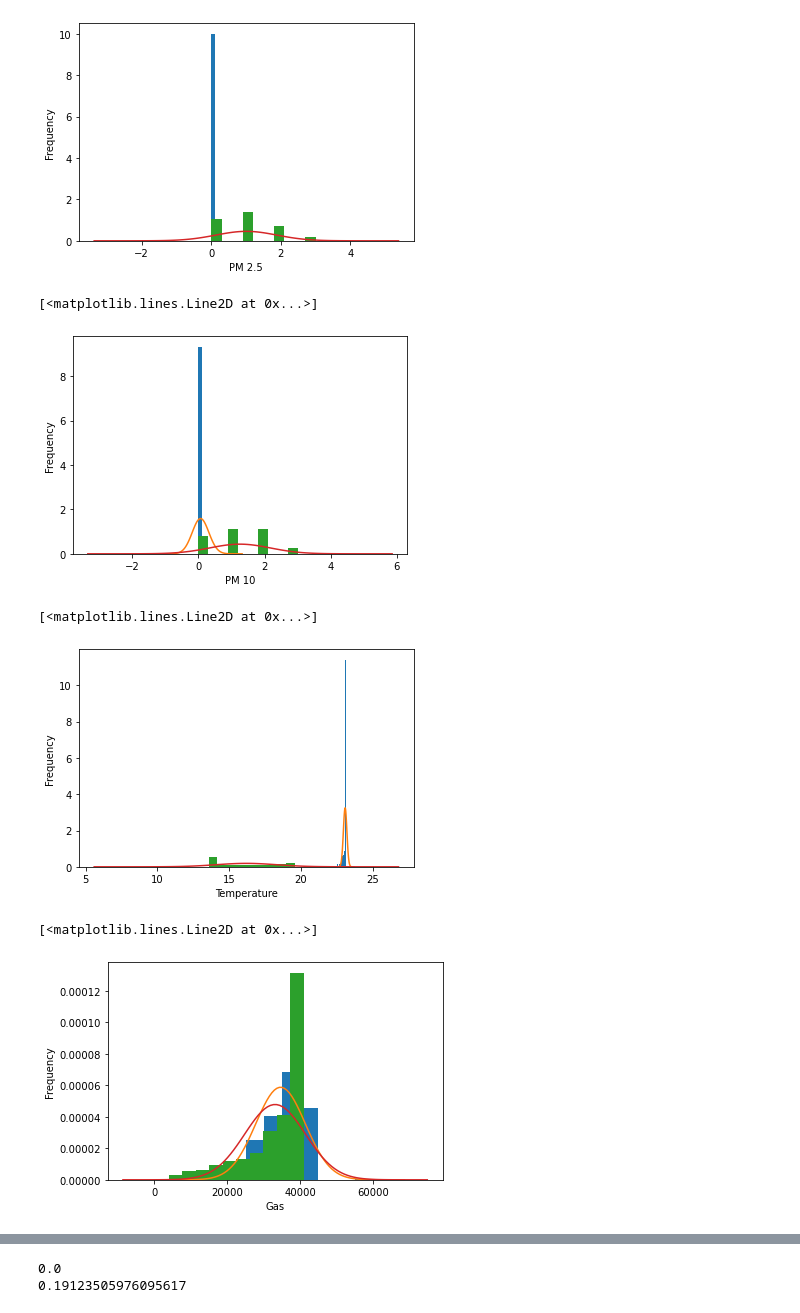
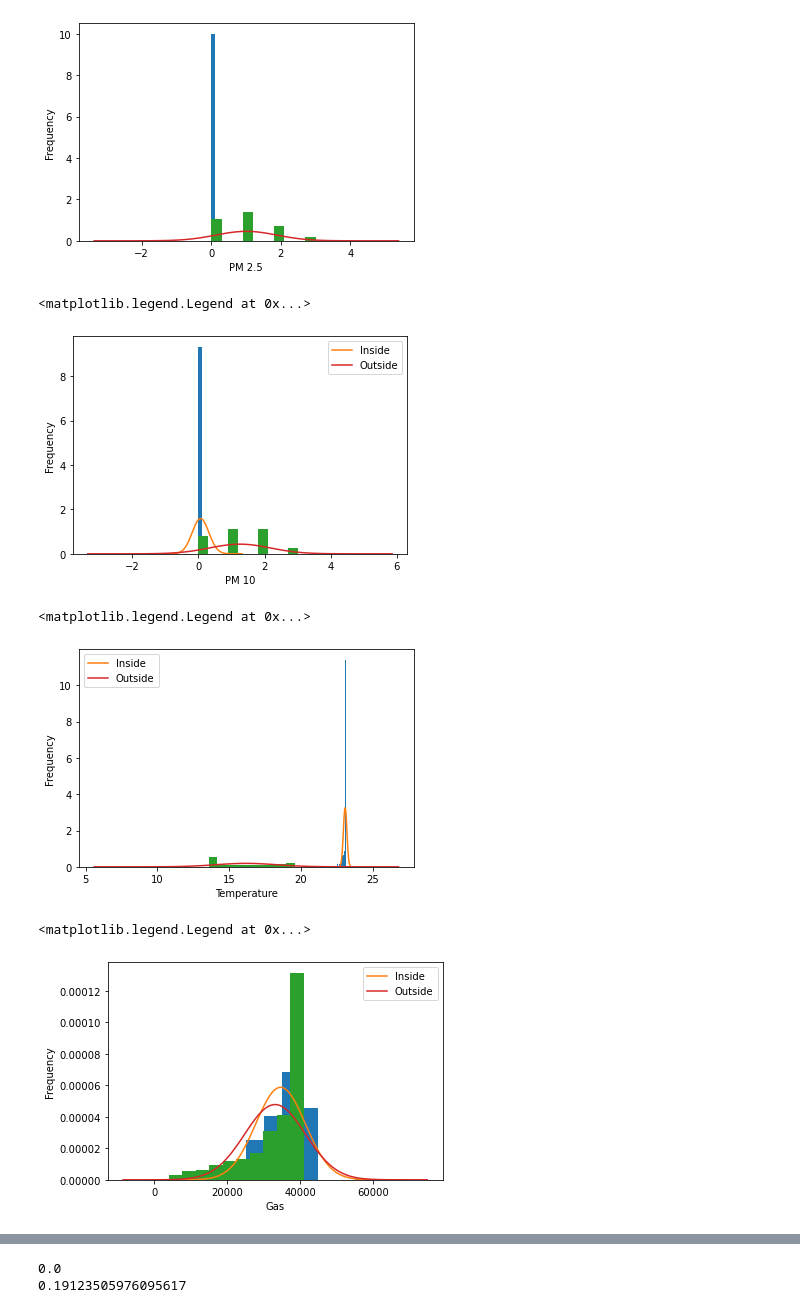
Before and after one commit to guchar/E11-ZhongGuo, a Jupyter notebook: Week 6 Lab Readings .ipynb, the cells around one changed output, grey strips where cells are left out. Cells and saved outputs as stored; diff of their text form; code cells hidden in the pictures.

```diff
--- a/Week 6 Lab Readings .ipynb
+++ b/Week 6 Lab Readings .ipynb
@@ -295,42 +301,45 @@ plt.plot(mid_x2, mid_y2, label="P(x)")
 # %%
 plt.hist(df['PM 10'], density = True)
 plt.xlabel("PM 10")
 plt.ylabel("Frequency")
-plt.plot(ten_x, ten_y, label="P(x)")
+plt.plot(ten_x, ten_y, label="Inside")
 
 plt.hist(df2['PM 10'], density = True)
 plt.xlabel("PM 10")
 plt.ylabel("Frequency")
-plt.plot(ten_x2, ten_y2, label="P(x)")
+plt.plot(ten_x2, ten_y2, label="Outside")
+plt.legend()
 # %% [output]
-[<matplotlib.lines.Line2D at 0x...>]
+<matplotlib.legend.Legend at 0x...>
-[figure, old version]
+[figure, new version]
 # %%
 plt.hist(df['Temperature'], density = True)
 plt.xlabel("Temperature")
 plt.ylabel("Frequency")
-plt.plot(temp_x, temp_y, label="P(x)")
+plt.plot(temp_x, temp_y, label="Inside")
 
 plt.hist(df2['Temperature'], density = True)
 plt.xlabel("Temperature")
 plt.ylabel("Frequency")
-plt.plot(temp_x2, temp_y2, label="P(x)")
+plt.plot(temp_x2, temp_y2, label="Outside")
+plt.legend()
 # %% [output]
-[<matplotlib.lines.Line2D at 0x...>]
+<matplotlib.legend.Legend at 0x...>
-[figure, old version]
+[figure, new version]
 # %%
 plt.hist(df['Gas'], density = True)
 plt.xlabel("Gas")
 plt.ylabel("Frequency")
-plt.plot(gas_x, gas_y, label="P(x)")
+plt.plot(gas_x, gas_y, label="Inside")
 
 plt.hist(df2['Gas'], density = True)
 plt.xlabel("Gas")
 plt.ylabel("Frequency")
-plt.plot(gas_x2, gas_y2, label="P(x)")
+plt.plot(gas_x2, gas_y2, label="Outside")
+plt.legend()
 # %% [output]
-[<matplotlib.lines.Line2D at 0x...>]
+<matplotlib.legend.Legend at 0x...>
-[figure, old version]
+[figure, new version]
 # %%
 plt.hist(df['Humidity'], density = True)
 plt.xlabel("Humidity")
```
Also changed, not shown: parts of 32 cells of this notebook.
